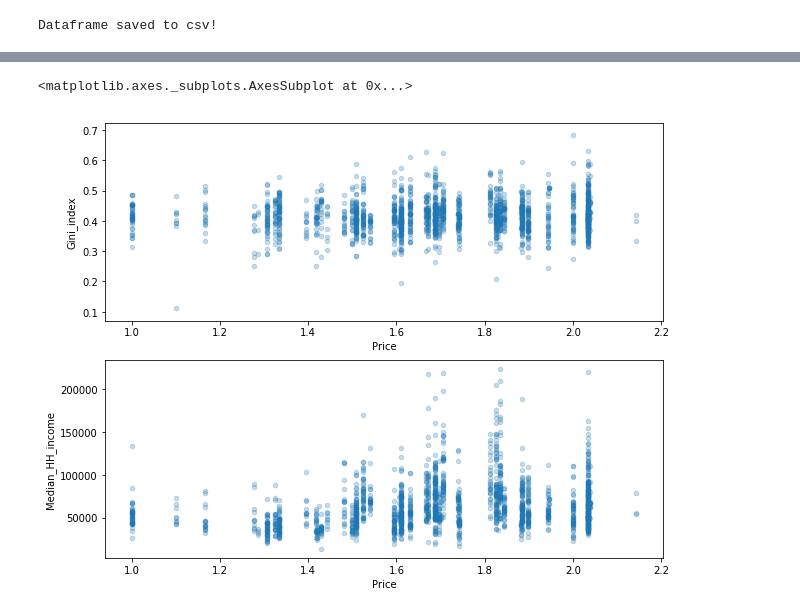
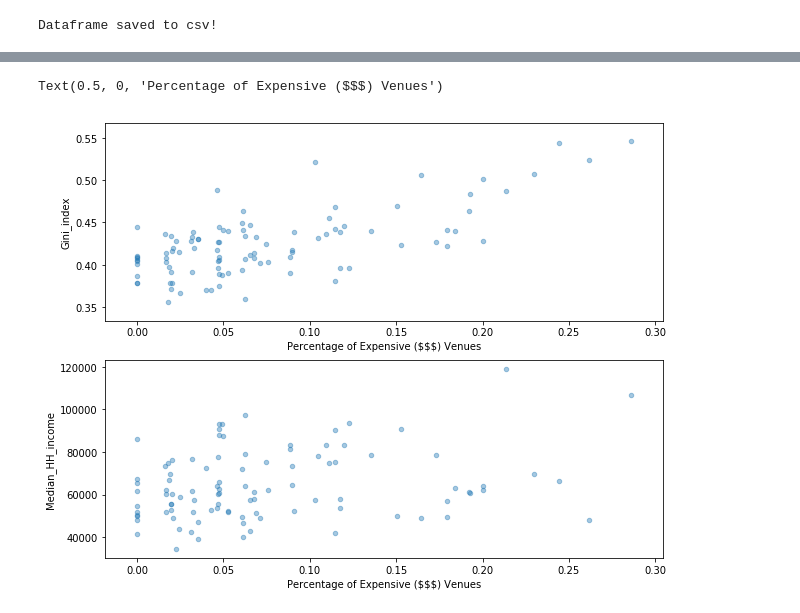
Before and after one commit to Ajstanley89/Income-Inequality-and-California-Culture, a Jupyter notebook: Data Gathering and Exploration.ipynb, the cells around one changed output, grey strips where cells are left out. Saved outputs shown, nothing was run; the diff lists cells and outputs as text; code cells hidden in the pictures.

```diff
--- a/Data Gathering and Exploration.ipynb
+++ b/Data Gathering and Exploration.ipynb
@@ -109,15 +179,25 @@ def get_data(county, client=client, client_secret=client_secret, time='any', ope
 # price isn't returned in the response, but we can filter for it initially. We'll just need to make 1 request at each price point (1-4)
 prices = range(1,5)
 
+# slice the sorted df for the top n cities by households
+n = 500
+locations = cities_df.loc[:n, 'geoname']
+
 # create empty list to hold dictionaries for all venue data
 all_venues = []
 
 # loop through all counties
-for county in counties:
-    print(f'Getting data for {county}...')
+for location in locations:
+    print(f'Getting data for {location}...')
     # make an api call for each price point
     for price in prices:
-        r = get_data(county, price=price)
+        r = get_data(location, price=price)
+
+        # check if the response was 2XX
+        code = str(r['meta']['code'])
+        if code[0] != '2':
+            print(f'Error {code}')
+            continue
 
         # find the number of total results and just move on if it's 0 (don't try to process the data because there isn't any!)
         totalR = r['response']['totalResults']
@@ -138,7 +218,7 @@ for county in counties:
             venue_dict = {
                 'Venue id': v['id'],
                 'Venue Name': v['name'],
-                'County': county,
+                'Location': location,
                 'Price': price
             }
 
@@ -159,6 +239,6 @@ for county in counties:
 
             # append the dictionary to the list for all our venues
             all_venues.append(venue_dict)
-            print('Done!')
+    print('Done!')
 
 print('All data gathering complete!')
@@ -228,0 +323,9 @@ Name: Primary category, Length: 130, dtype: int64
+# %%
+# Let's encode the prices with more descriptive categories
+price_key = {1:'Low',
+            2:'Moderate',
+            3:'Expensive',
+            4:'Very Expensive'}
+# change the numbers in the price column to their string descriptions
+venues_df['Price'] = [price_key[price] for price in venues_df['Price']]
+venues_df.head()
@@ -229,8 +339,8 @@ Name: Primary category, Length: 130, dtype: int64
 # %%
 # get the frequency of each venue for each county.
 # One hot encode the venue categories
-one_hot_venues = pd.get_dummies(venues_df, columns=['Primary category'], prefix='', prefix_sep='')
+one_hot_venues = pd.get_dummies(venues_df, columns=['Primary category', 'Price'], prefix_sep=': ')
 # gorup by the counties by mean to get the frequency opf each category
-freq_df = one_hot_venues.groupby('County').mean()
+freq_df = one_hot_venues.groupby('Location').mean()
 freq_df
 # %% [output]
@@ -256,5 +366,5 @@ freq_df
 # %%
 # merge the economic and venue data
-econ_venue_merged_df = pd.merge(df, freq_df, left_on = 'county_name', right_on='County')
+econ_venue_merged_df = pd.merge(cities_df, freq_df, left_on = 'geoname', right_on='Location')
 econ_venue_merged_df
 # %% [output]
@@ -279,10 +389,14 @@ econ_venue_merged_df
 # %%
 # make visualizations
 fig = plt.figure(figsize=(10,8))
 ax1 = fig.add_subplot(211)
-econ_venue_merged_df.plot(kind='scatter', x='Price', y='Gini_index', ax=ax1, alpha=0.25)
+econ_venue_merged_df.plot(kind='scatter', x='Price: Expensive', y='Gini_index', ax=ax1, alpha=0.4)
+ax1.set_xlabel('Percentage of Expensive ($$$) Venues')
+# ax1.set_ylim((.0,1))
+
 ax2 = fig.add_subplot(212)
-econ_venue_merged_df.plot(kind='Scatter', x = 'Price', y='Median_HH_income', alpha=0.25, ax=ax2)
+econ_venue_merged_df.plot(kind='Scatter', x = 'Price: Expensive', y='Median_HH_income', alpha=0.4, ax=ax2)
+ax2.set_xlabel('Percentage of Expensive ($$$) Venues')
 # %% [output]
-<matplotlib.axes._subplots.AxesSubplot at 0x...>
+Text(0.5, 0, 'Percentage of Expensive ($$$) Venues')
-[figure, old version]
+[figure, new version]
```
Also changed, not shown: parts of 22 cells of this notebook, 3 other files.
